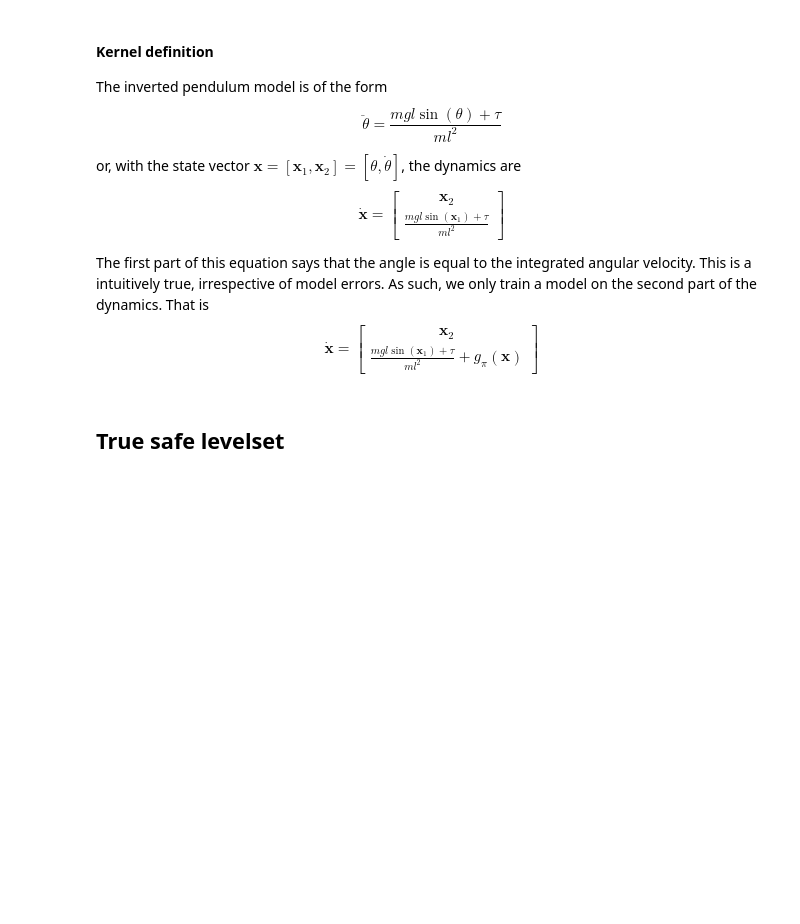
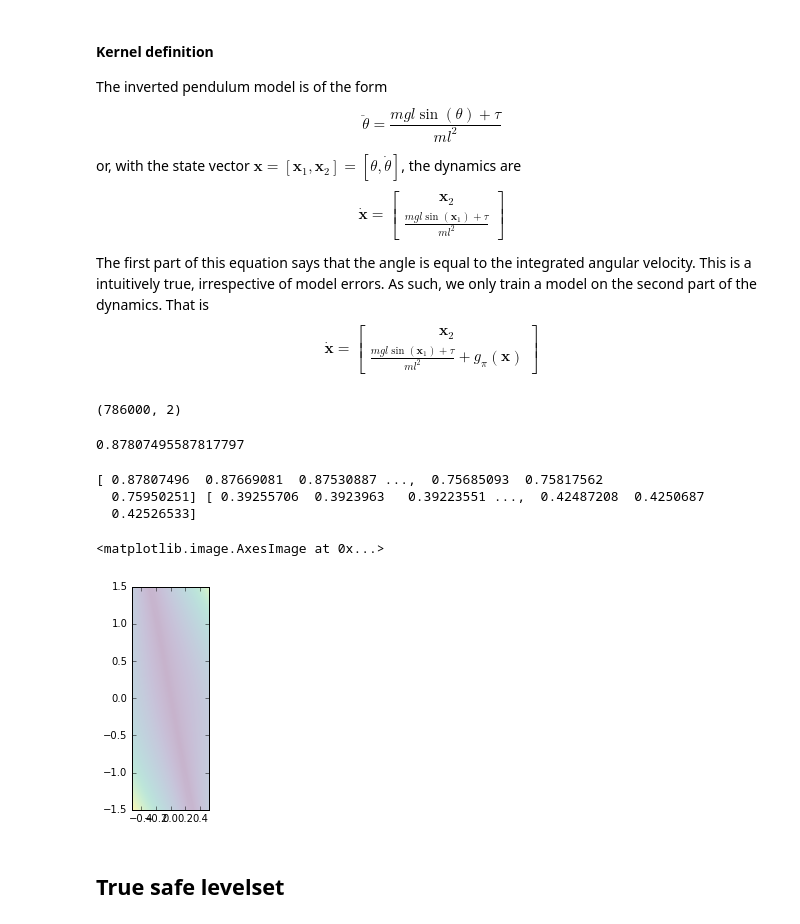
Before and after one commit to befelix/safe_learning, a Jupyter notebook: lyapunov_safety.ipynb, the cells around one changed output. Drawn from its saved outputs; the diff is of its cells as text; code cells hidden in the pictures; blank space fills up the shorter version.

```diff
--- a/lyapunov_safety.ipynb
+++ b/lyapunov_safety.ipynb
@@ -9,11 +9,11 @@ import matplotlib.pyplot as plt
 
 from utilities import *
 # %%
-tau = 0.005
+tau = 0.002
 
 # x_min, x_max, accuracy
-grid_param = [(-math.radians(45), math.radians(45), tau),
-              (-2, 2, tau)]
+grid_param = [(-math.radians(30), math.radians(30), tau),
+              (-1.5, 1.5, tau)]
 
 extent = np.array([grid_param[0][0], grid_param[0][1], grid_param[1][0], grid_param[1][1]])
 
@@ -120,7 +126,9 @@ mf = GPy.core.Mapping(2, 1)
 mf.f = lambda x: prior_dynamics(x)[:, [1]]
 mf.update_gradients = lambda a,b: None
 
-kernel = GPy.kern.RBF(input_dim=2, lengthscale=0.5, variance=20**2, ARD=True)
+x_lin_max = np.max(np.abs(prior_dynamics(grid) - true_dynamics(grid)))
+kernel = (GPy.kern.RBF(input_dim=2, lengthscale=0.5, variance=40**2, ARD=True, name='rbf') *
+          GPy.kern.Linear(input_dim=2, name='linear', variances=1/x_lin_max))
 likelihood = GPy.likelihoods.Gaussian(variance=0.01**2)
 gp = GPy.core.GP(np.array([[0, 0]]), np.array([[0]]), kernel, likelihood, mean_function=mf)
 
@@ -129,6 +137,8 @@ def predict_model(gp, x):
     gp_mean = np.hstack([x[:, [1]], gp_mean])
     gp_var = np.hstack([np.zeros_like(gp_var), gp_var])
     return gp_mean, gp_var
+
+L = 0
 # %%
 # Lyapunov function:
 V, dV = quadratic_lyapunov_function(grid, P)
@@ -136,26 +146,40 @@ V_max = np.max(V)
 accuracy = V_max / 1e10
 
 # Lipschitz constants of Lyapunov function
-L_dV = np.max(P)
-L_V = np.max(dV)
+B_dV = L_V = np.max(np.abs(dV), axis=1)
 
-kernel_lengthscale = np.min(gp.kern.lengthscale).squeeze().tolist()
-kernel_var = gp.kern.variance.values.squeeze().tolist()
+kernel_lengthscale = np.min(gp.kern.rbf.lengthscale).squeeze().tolist()
+kernel_var = gp.kern.rbf.variance.values.squeeze().tolist()
 
 # Dynamics Lipschitz constants
-L_g = np.sqrt(kernel_var) / kernel_lengthscale
+L_g = np.sqrt(kernel_var) / kernel_lengthscale * gp.kern.linear.Kdiag(grid)
 L_f = max(np.max(A), np.max(B))
 
 # Function bounds
-B_g = np.sqrt(kernel_var)
-B_f = np.max(prior_dynamics(grid))
+B_g = np.sqrt(kernel_var) * gp.kern.linear.Kdiag(grid)
+# B_f = np.max(prior_dynamics(grid))
+B_f = prior_dynamics(grid)[:, 1]
 
-B_true = np.max(true_dynamics(grid))
+B_true = np.max(true_dynamics(grid), axis=1)
 
-L = (B_g + B_f) * L_V + L_dV * (L_g + L_f)
-L_true = B_true * L_V + L_dV * L_f
+L = (B_g + B_f) * L_V + B_dV * (L_g + L_f)
+L_true = B_true * L_V + B_dV * L_f
-# %%
-print(L, L_true)
-L = 10
+# %%
+dV.shape
+# %% [output]
+(786000, 2)
+# %%
+np.max(L)
+# %% [output]
+0.87807495587817797
+# %%
+print(L, L_true)
+plt.imshow(np.reshape(L, num_samples).T, extent=extent, origin='lower', alpha=0.3, cmap='viridis')
+# %% [output]
+[ 0.87807496  0.87669081  0.87530887 ...,  0.75685093  0.75817562
+  0.75950251] [ 0.39255706  0.3923963   0.39223551 ...,  0.42487208  0.4250687
+  0.42526533]
+<matplotlib.image.AxesImage at 0x...>
+[figure, added]
 # %% [markdown]
 ## True safe levelset
```
Also changed, not shown: parts of 15 cells of this notebook.
